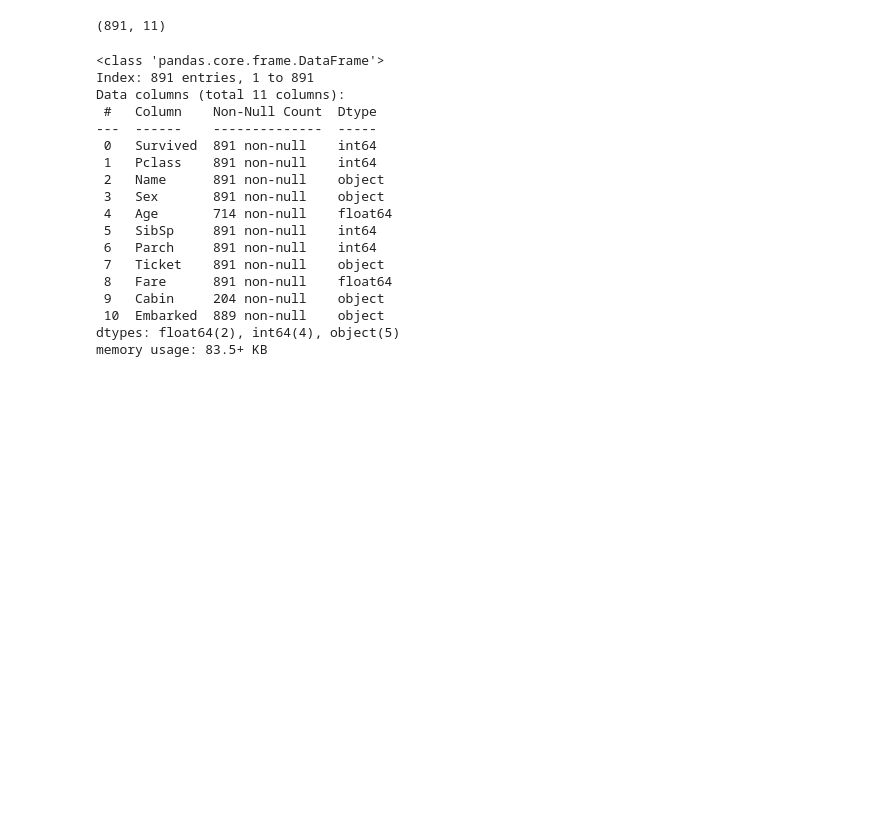
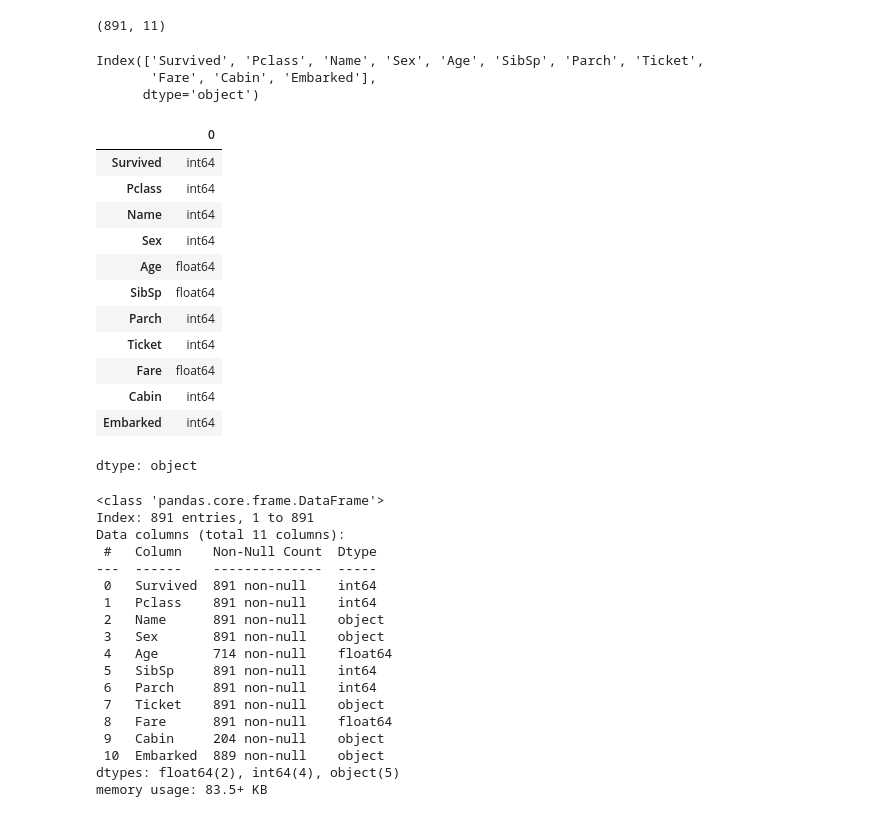
Before and after one commit to ra-vb/python_code, a Jupyter notebook: Assignment_preprocessing.ipynb, the cells around one changed output. Cells and saved outputs as stored; diff of their text form; code cells hidden in the pictures; blank space fills up the shorter version.

```diff
--- a/Assignment_preprocessing.ipynb
+++ b/Assignment_preprocessing.ipynb
@@ -63,6 +63,28 @@ PassengerId
 df.shape
 # %% [output]
 (891, 11)
+# %%
+df.columns
+# %% [output]
+Index(['Survived', 'Pclass', 'Name', 'Sex', 'Age', 'SibSp', 'Parch', 'Ticket',
+       'Fare', 'Cabin', 'Embarked'],
+      dtype='object')
+# %%
+df.dtypes
+# %% [output]
+|  | 0 |
+| Survived | int64 |
+| Pclass | int64 |
+| Name | int64 |
+| Sex | int64 |
+| Age | float64 |
+| SibSp | float64 |
+| Parch | int64 |
+| Ticket | int64 |
+| Fare | float64 |
+| Cabin | int64 |
+| Embarked | int64 |
+dtype: object
 # %%
 df.info()
 # %% [output]
```
